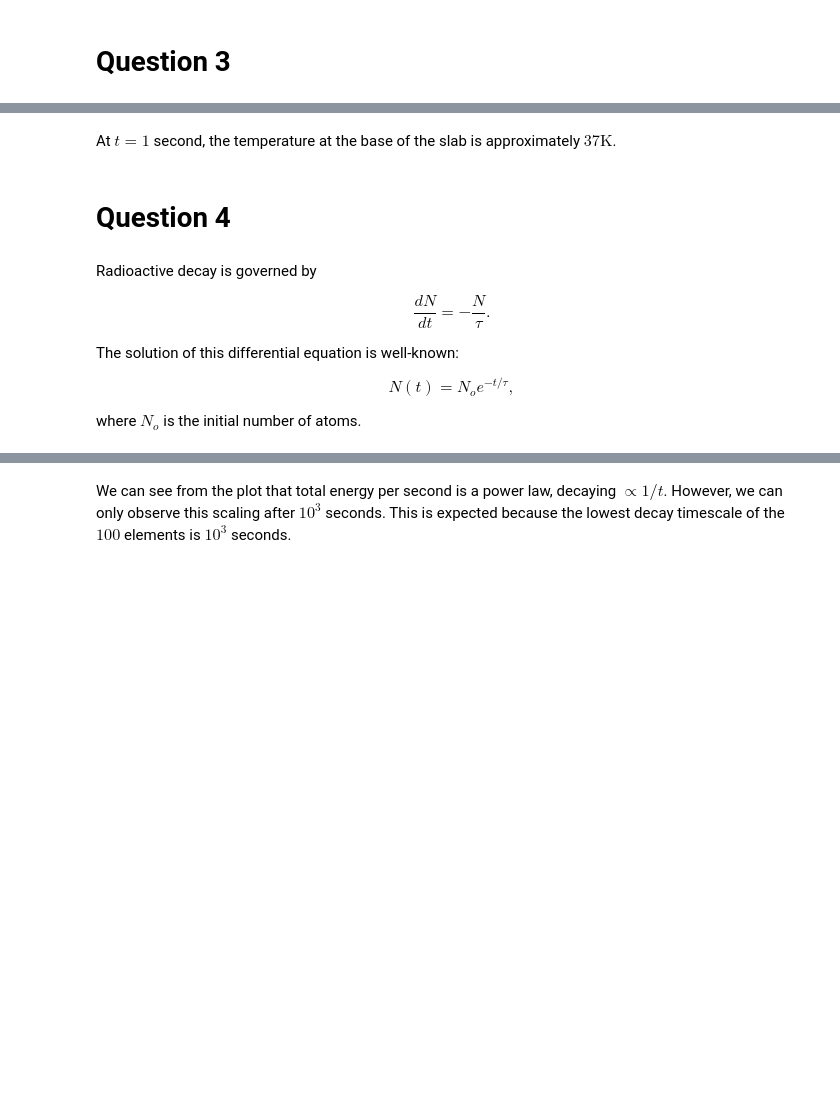
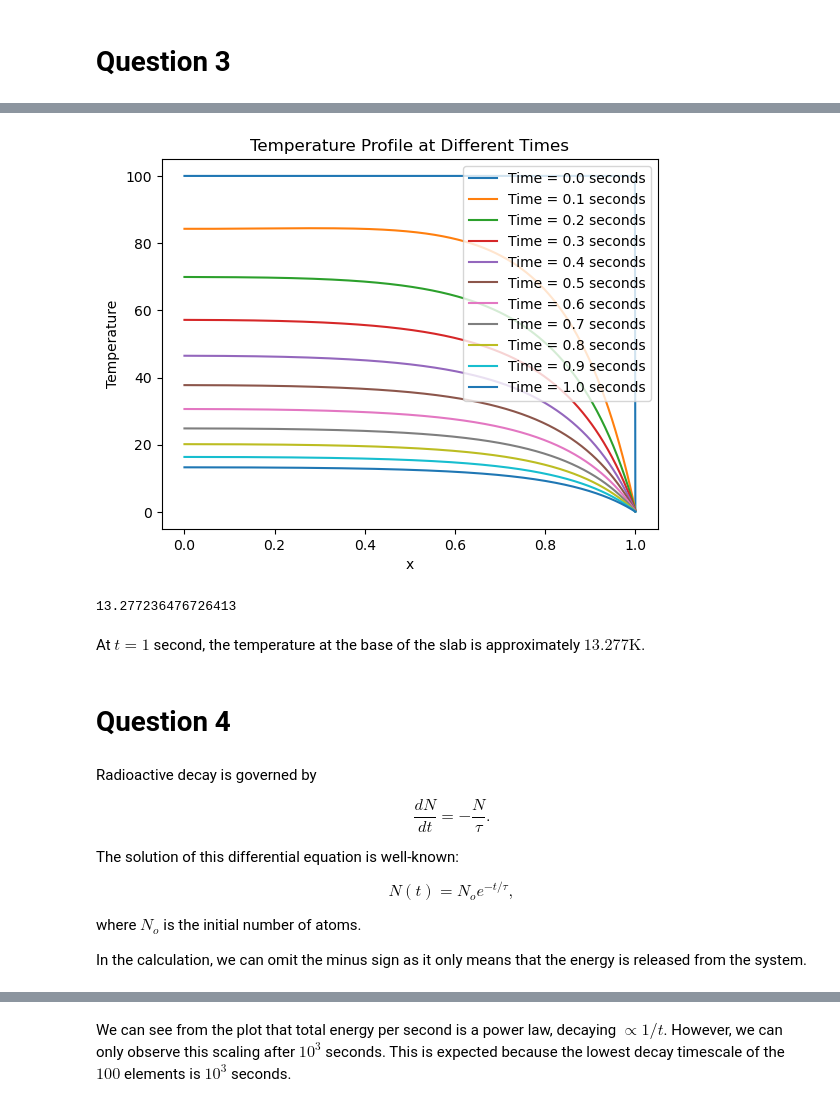
Before and after one commit to Ecksdee02/Phys512-Hw, a Jupyter notebook: Final Exam/Final Exam.ipynb, the cells around one changed output, grey strips where cells are left out. Cells and saved outputs as stored; diff of their text form; code cells hidden in the pictures; blank space fills up the shorter version.

```diff
--- a/Final Exam/Final Exam.ipynb
+++ b/Final Exam/Final Exam.ipynb
@@ -232,5 +196,55 @@ print(integrate(1.0, x)[0])
+# %%
+import numpy as np
+import matplotlib.pyplot as plt
+import scipy.linalg
+from scipy.interpolate import interp1d
+
+n = 1001
+x = np.linspace(0, 1, n)
+
+# Initial profile has T=100 everywhere except T=0 at x=1
+T = np.ones(n)*100
+T[-1] = 0
+
+plt.plot(x, T, label = 'Time = 0.0 seconds')
+plt.xlabel('x')
+plt.ylabel('Temperature')
+plt.title('Temperature Profile at Different Times')
+
+dx = x[1]-x[0]
+dt = 0.01
+alpha = dt/dx**2
+nsteps = 100
+
+# Calculate diffusivity
+data = np.loadtxt('final_data.txt').T
+k = interp1d(data[0], data[1], kind='cubic')(x)
+
+# Calculate the matrix A in banded form
+b = (1 + 2 * alpha * k) * np.ones(n)
+b[0] = 1 + alpha * k[0]
+a = -alpha * k * np.ones(n)
+c = -alpha * k * np.ones(n)
+c[-1] = 0.0
+a[0] = 0.0
+AA = np.row_stack((a,b,c))
+
+# and the b vector (boundaries)
+bvec = np.zeros(n)
+
+for i in range(1,nsteps+1):
+    T = scipy.linalg.solve_banded((1,1), AA, T + alpha*bvec)
+    if i % 10 == 0:
+        plt.plot(x, T, label = f'Time = {round(i*dt,1)} seconds')
+plt.legend()
+plt.show()
+
+print(T[0])
+# %% [output]
+[figure, added]
+13.277236476726413
 # %% [markdown]
-At $t=1$ second, the temperature at the base of the slab is approximately $37\mathrm{K}$.
+At $t=1$ second, the temperature at the base of the slab is approximately $13.277\mathrm{K}$.
 # %% [markdown]
 # Question 4
 # %% [markdown]
@@ -247,6 +261,8 @@ The solution of this differential equation is well-known:
 \end{equation}
 
 where $N_o$ is the initial number of atoms.
+
+In the calculation, we can omit the minus sign as it only means that the energy is released from the system.
 # %%
 import numpy as np
 import matplotlib.pyplot as plt
```
Also changed, not shown: parts of 8 cells of this notebook.
